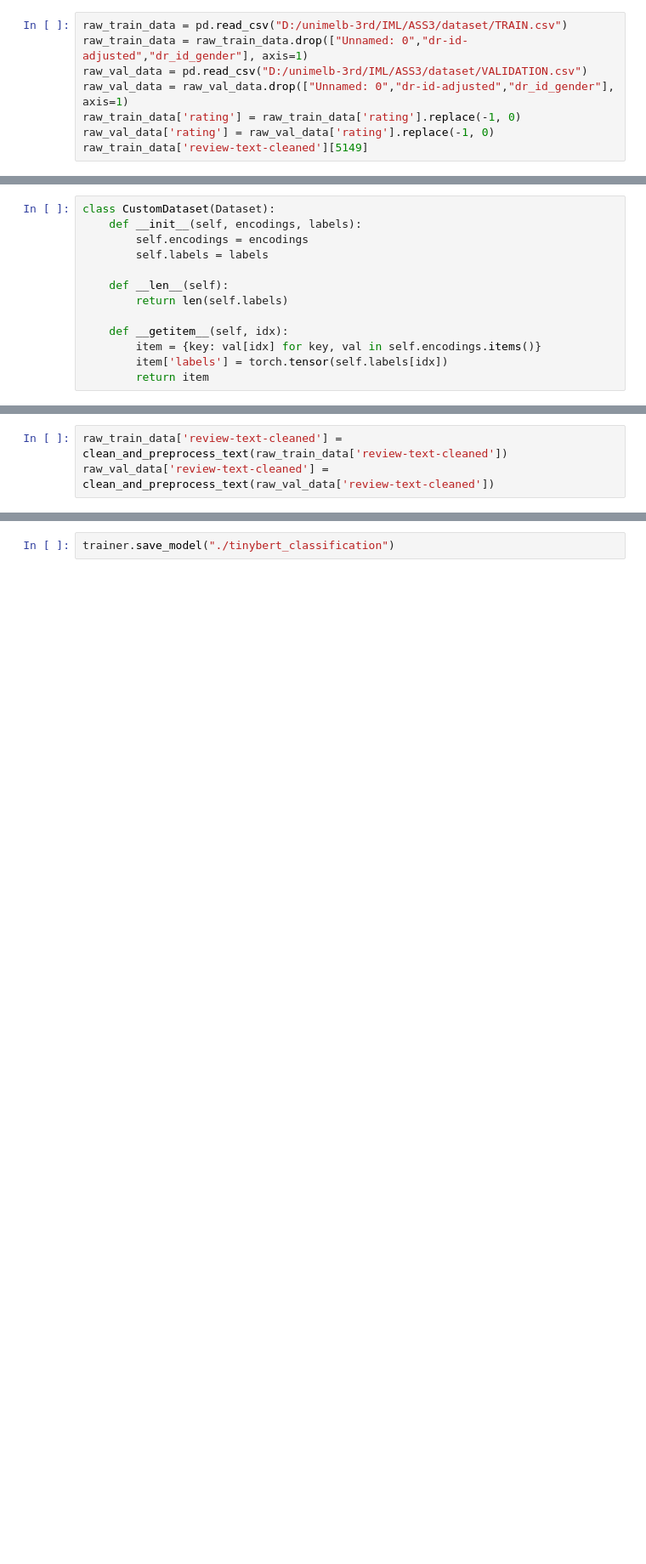
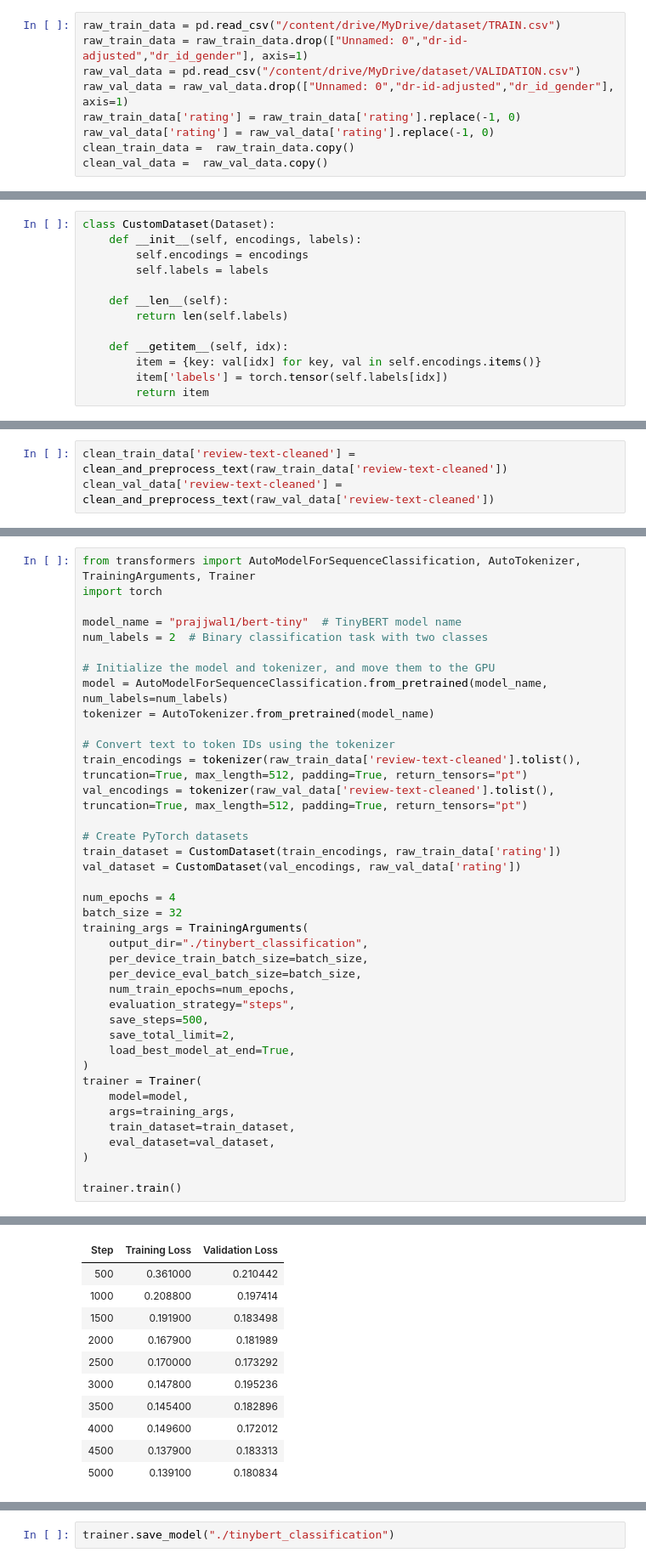
Before and after one commit to Hugo-san/Sentiment-Analysis-of-Patient-Satisfaction-Comments, a Jupyter notebook: ASS3.ipynb, the cells around one changed output, grey strips where cells are left out. Shown at 85% size. Drawn from its saved outputs; the diff is of its cells as text; blank space fills up the shorter version.

```diff
--- a/ASS3.ipynb
+++ b/ASS3.ipynb
@@ -388,8 +585,9 @@ training with raw text using TinyBERT
 # %%
-raw_train_data = pd.read_csv("D:/unimelb-3rd/IML/ASS3/dataset/TRAIN.csv")
+raw_train_data = pd.read_csv("/content/drive/MyDrive/dataset/TRAIN.csv")
 raw_train_data = raw_train_data.drop(["Unnamed: 0","dr-id-adjusted","dr_id_gender"], axis=1)
-raw_val_data = pd.read_csv("D:/unimelb-3rd/IML/ASS3/dataset/VALIDATION.csv")
+raw_val_data = pd.read_csv("/content/drive/MyDrive/dataset/VALIDATION.csv")
 raw_val_data = raw_val_data.drop(["Unnamed: 0","dr-id-adjusted","dr_id_gender"], axis=1)
 raw_train_data['rating'] = raw_train_data['rating'].replace(-1, 0)
 raw_val_data['rating'] = raw_val_data['rating'].replace(-1, 0)
-raw_train_data['review-text-cleaned'][5149]
+clean_train_data =  raw_train_data.copy()
+clean_val_data =  raw_val_data.copy()
@@ -470,6 +666,6 @@ def clean_and_preprocess_text(raw_text_column):
 
     return preprocessed_text_column
 # %%
-raw_train_data['review-text-cleaned'] =  clean_and_preprocess_text(raw_train_data['review-text-cleaned'])
-raw_val_data['review-text-cleaned'] =  clean_and_preprocess_text(raw_val_data['review-text-cleaned'])
+clean_train_data['review-text-cleaned'] = clean_and_preprocess_text(raw_train_data['review-text-cleaned'])
+clean_val_data['review-text-cleaned'] = clean_and_preprocess_text(raw_val_data['review-text-cleaned'])
 # %% [output]
@@ -541,0 +756,40 @@ TrainOutput(global_step=4032, training_loss=0.24986653893239916, metrics={'train
+# %%
+from transformers import AutoModelForSequenceClassification, AutoTokenizer, TrainingArguments, Trainer
+import torch
+
+model_name = "prajjwal1/bert-tiny"  # TinyBERT model name
+num_labels = 2  # Binary classification task with two classes
+
+# Initialize the model and tokenizer, and move them to the GPU
+model = AutoModelForSequenceClassification.from_pretrained(model_name, num_labels=num_labels)
+tokenizer = AutoTokenizer.from_pretrained(model_name)
+
+# Convert text to token IDs using the tokenizer
+train_encodings = tokenizer(raw_train_data['review-text-cleaned'].tolist(), truncation=True, max_length=512, padding=True, return_tensors="pt")
+val_encodings = tokenizer(raw_val_data['review-text-cleaned'].tolist(), truncation=True, max_length=512, padding=True, return_tensors="pt")
+
+# Create PyTorch datasets
+train_dataset = CustomDataset(train_encodings, raw_train_data['rating'])
+val_dataset = CustomDataset(val_encodings, raw_val_data['rating'])
+
+num_epochs = 4
+batch_size = 32
+training_args = TrainingArguments(
+    output_dir="./tinybert_classification",
+    per_device_train_batch_size=batch_size,
+    per_device_eval_batch_size=batch_size,
+    num_train_epochs=num_epochs,
+    evaluation_strategy="steps",
+    save_steps=500,
+    save_total_limit=2,
+    load_best_model_at_end=True,
+)
+trainer = Trainer(
+    model=model,
+    args=training_args,
+    train_dataset=train_dataset,
+    eval_dataset=val_dataset,
+)
+
+trainer.train()
+# %% [output]
@@ -541,0 +799,11 @@ TrainOutput(global_step=4032, training_loss=0.24986653893239916, metrics={'train
+| Step | Training Loss | Validation Loss |
+| 500 | 0.361000 | 0.210442 |
+| 1000 | 0.208800 | 0.197414 |
+| 1500 | 0.191900 | 0.183498 |
+| 2000 | 0.167900 | 0.181989 |
+| 2500 | 0.170000 | 0.173292 |
+| 3000 | 0.147800 | 0.195236 |
+| 3500 | 0.145400 | 0.182896 |
+| 4000 | 0.149600 | 0.172012 |
+| 4500 | 0.137900 | 0.183313 |
+| 5000 | 0.139100 | 0.180834 |
```
Also changed, not shown: parts of 52 cells of this notebook.
